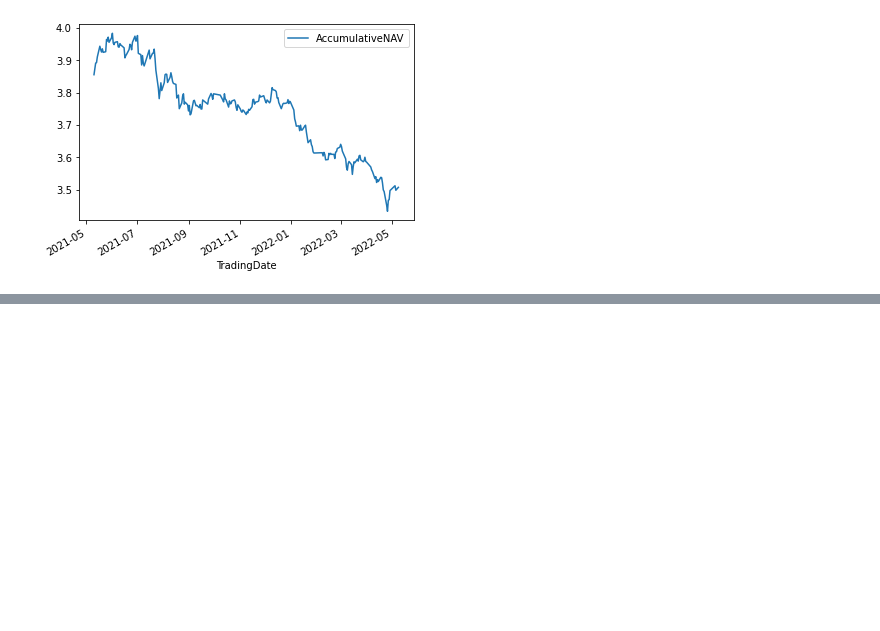
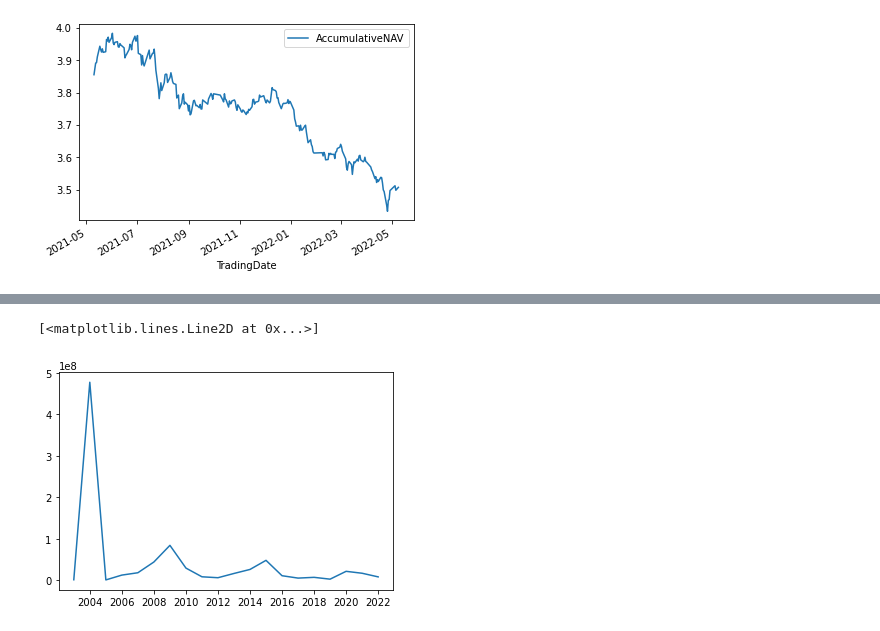
Before and after one commit to anthonyluosen/quant, a Jupyter notebook: fund_analysis/EDA.ipynb, the cells around one changed output, grey strips where cells are left out. Saved outputs shown, nothing was run; the diff lists cells and outputs as text; code cells hidden in the pictures; blank space fills up the shorter version.

```diff
--- a/fund_analysis/EDA.ipynb
+++ b/fund_analysis/EDA.ipynb
@@ -106,0 +247,8 @@ drawing.plot()
+# %%
+# data['EndDate'] = pd.to_datetime(data['EndDate'])
+# data.set_index('EndDate',inplace=True)
+# data.sort_index(inplace=True)
+plt.plot(data.index,data['RedemptionPayable'].astype('float'))
+# %% [output]
+[<matplotlib.lines.Line2D at 0x...>]
+[figure, added]
```
Also changed, not shown: parts of 27 cells of this notebook.
